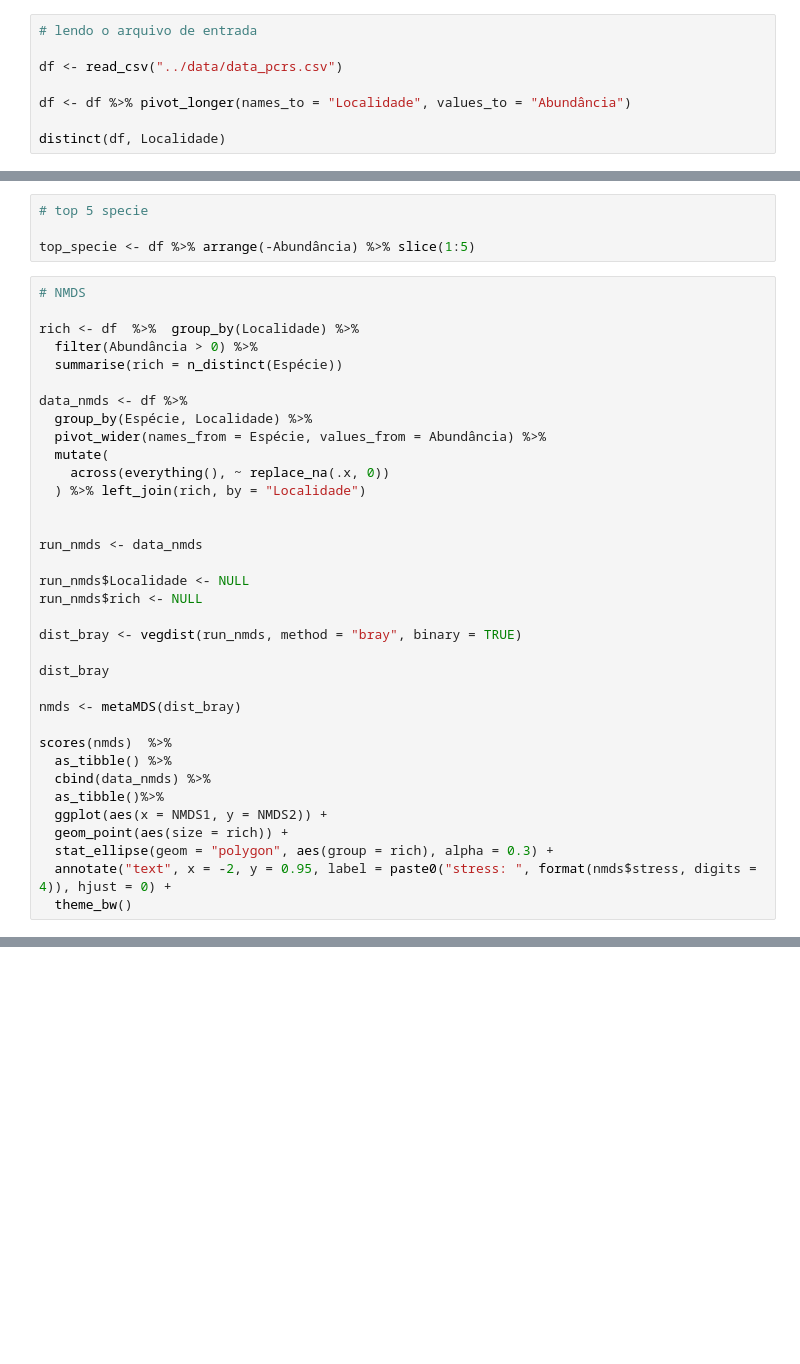
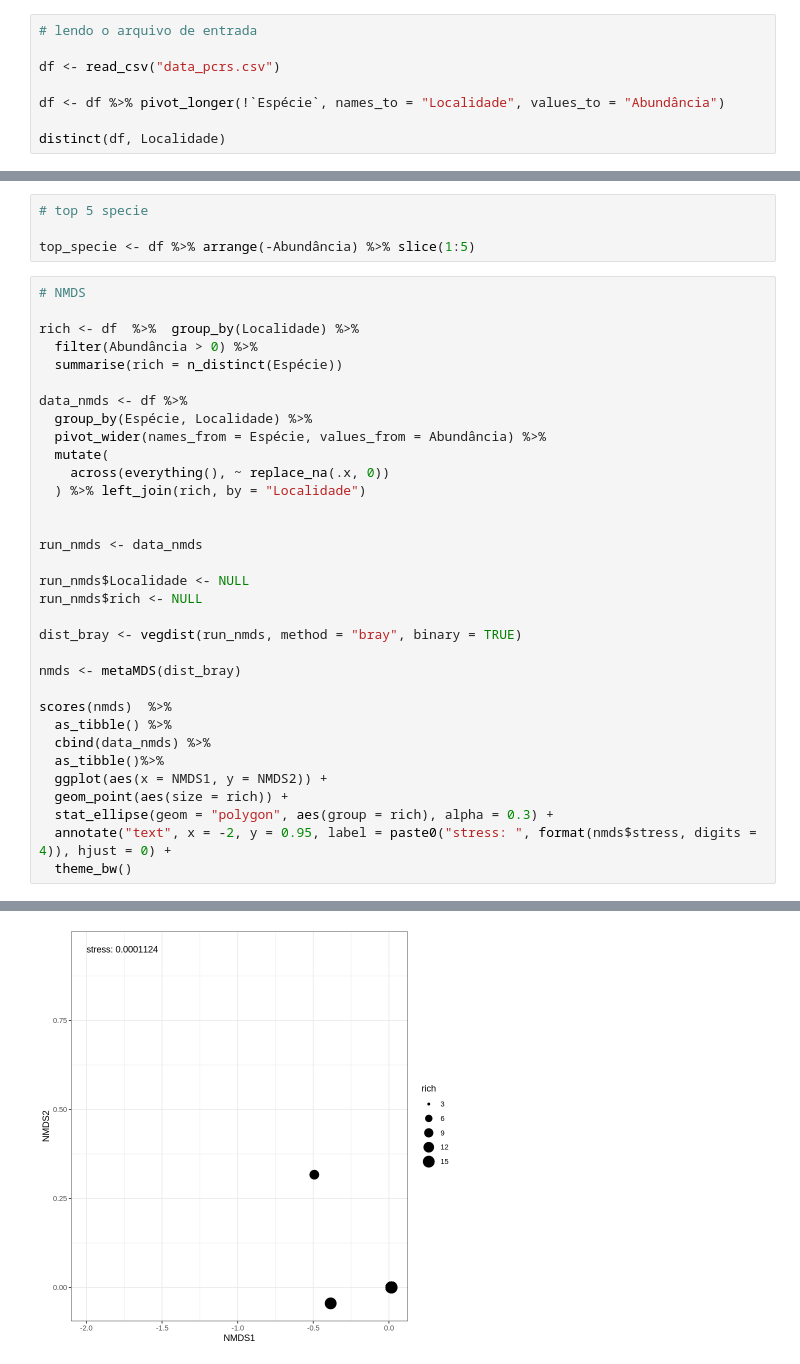
Before and after one commit to gratidutra/diversity_analysis, a Jupyter notebook: pcrs_tabanidae/diversidade.ipynb, the cells around one changed output, grey strips where cells are left out. Saved outputs shown, nothing was run; the diff lists cells and outputs as text; blank space fills up the shorter version.

```diff
--- a/pcrs_tabanidae/diversidade.ipynb
+++ b/pcrs_tabanidae/diversidade.ipynb
@@ -62,9 +54,9 @@ locale:
 # %%
 # lendo o arquivo de entrada
 
-df <- read_csv("../data/data_pcrs.csv")
+df <- read_csv("data_pcrs.csv")
 
-df <- df %>% pivot_longer(names_to = "Localidade", values_to = "Abundância")
+df <- df %>% pivot_longer(!`Espécie`, names_to = "Localidade", values_to = "Abundância")
 
 distinct(df, Localidade)
 # %% [output]
@@ -113,8 +130,6 @@ run_nmds$rich <- NULL
 
 dist_bray <- vegdist(run_nmds, method = "bray", binary = TRUE)
 
-dist_bray
-
 nmds <- metaMDS(dist_bray)
 
 scores(nmds)  %>%
@@ -126,3 +141,4 @@ scores(nmds)  %>%
   stat_ellipse(geom = "polygon", aes(group = rich), alpha = 0.3) +
   annotate("text", x = -2, y = 0.95, label = paste0("stress: ", format(nmds$stress, digits = 4)), hjust = 0) +
   theme_bw()
+# %% [output]
@@ -129,3 +178,4 @@ scores(nmds)  %>%
+[figure, added]
 # %%
 # Permanova
 
```
Also changed, not shown: parts of 10 cells of this notebook, 5 other files.
